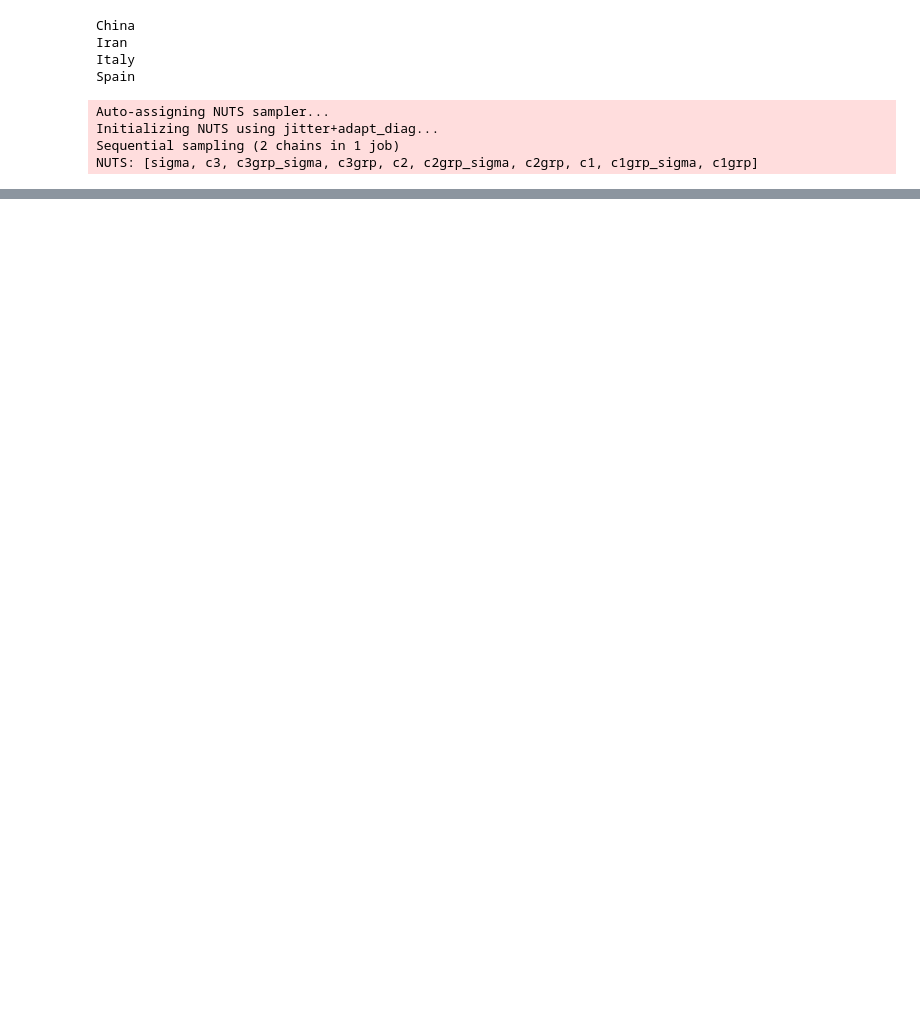
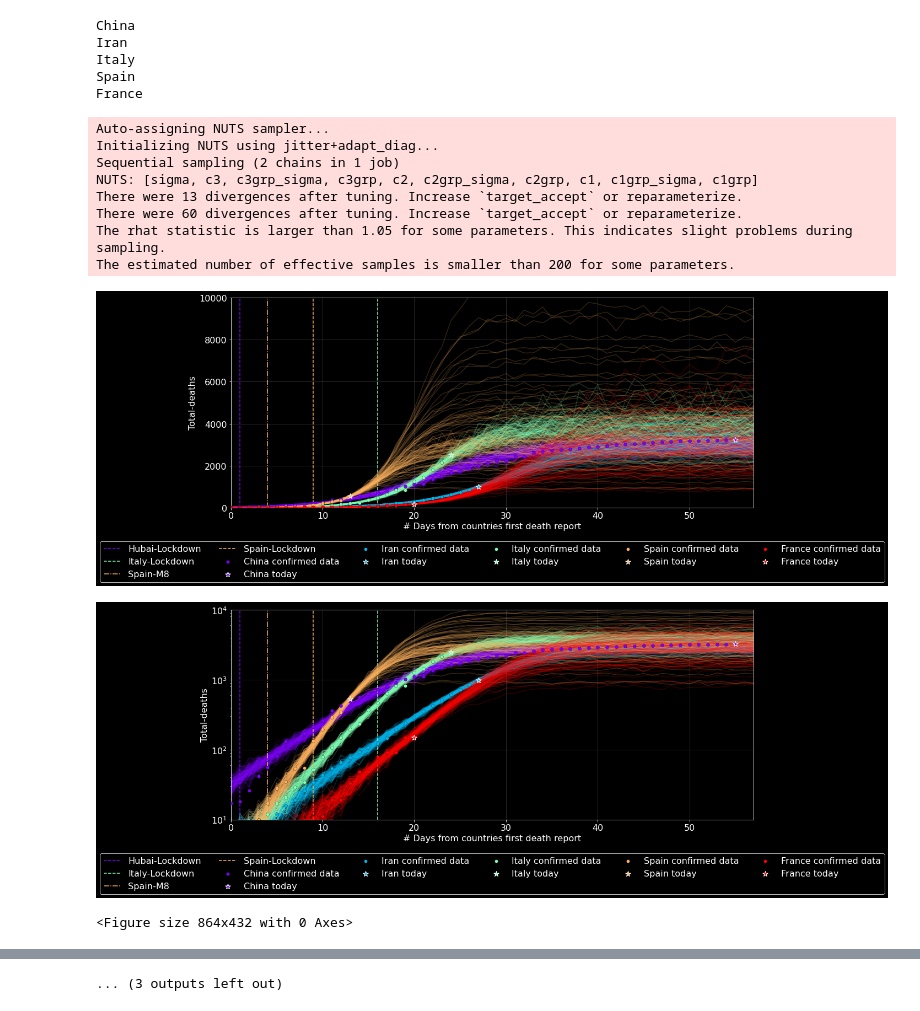
Before and after one commit to oscarsaleta/mkefly.github.io, a Jupyter notebook: _site/assets/src/COVID19.ipynb, the cells around one changed output, grey strips where cells are left out. Cells and saved outputs as stored; diff of their text form; code cells hidden in the pictures; blank space fills up the shorter version.

Commit message:
added france

```diff
--- a/_site/assets/src/COVID19.ipynb
+++ b/_site/assets/src/COVID19.ipynb
@@ -152,7 +152,7 @@ url = 'https://raw.githubusercontent.com/CSSEGISandData/COVID-19/master/csse_cov
 df_data = pd.read_csv(url, error_bad_lines=False)
 
 
-countries = ['China', 'Iran','Italy','Spain']#,'Europe']
+countries = ['China', 'Iran','Italy','Spain','France']
 th = 2
 
 data = {}
@@ -345,30 +345,38 @@ date_list = [(datetime.datetime.today() + datetime.timedelta(days=int(x))).strft
 ax.set_xticklabels(date_list)
 
 plt.xlabel('End of the outbreak date')
 plt.ylabel('Posterior Probability')
 lgd = plt.legend()
 plt.savefig('../images/'+'daystoend'+'.png', dpi=90, bbox_extra_artists=(lgd,), bbox_inches='tight')
 plt.grid(alpha = 0.2)
 
 
 plt.style.use('dark_background')
 fig = plt.figure(figsize=(12,6))
 
 for i, country in enumerate(countries):
     sns.distplot(trace['c3'][:,i], label = country, bins = np.linspace(100,10000,100))
     plt.legend()
 plt.xlabel('# of fatalities at the end of the outbreak')
 plt.ylabel('Posterior Probability')
 lgd = plt.legend()
 plt.xlim([100,12000])
 plt.savefig('../images/'+'fatalities'+'.png', dpi=90, bbox_extra_artists=(lgd,), bbox_inches='tight')
 plt.grid(alpha = 0.2)
 # %% [output]
 China
 Iran
 Italy
 Spain
+France
 Auto-assigning NUTS sampler...
 Initializing NUTS using jitter+adapt_diag...
 Sequential sampling (2 chains in 1 job)
 NUTS: [sigma, c3, c3grp_sigma, c3grp, c2, c2grp_sigma, c2grp, c1, c1grp_sigma, c1grp]
+There were 13 divergences after tuning. Increase `target_accept` or reparameterize.
+There were 60 divergences after tuning. Increase `target_accept` or reparameterize.
+The rhat statistic is larger than 1.05 for some parameters. This indicates slight problems during sampling.
+The estimated number of effective samples is smaller than 200 for some parameters.
+[figure, added]
+[figure, added]
+<Figure size 864x432 with 0 Axes>
@@ -374,0 +390 @@ NUTS: [sigma, c3, c3grp_sigma, c3grp, c2, c2grp_sigma, c2grp, c1, c1grp_sigma, c
+... (3 outputs left out)
```
Also changed, not shown: parts of 1 cell of this notebook, 34 other files.
